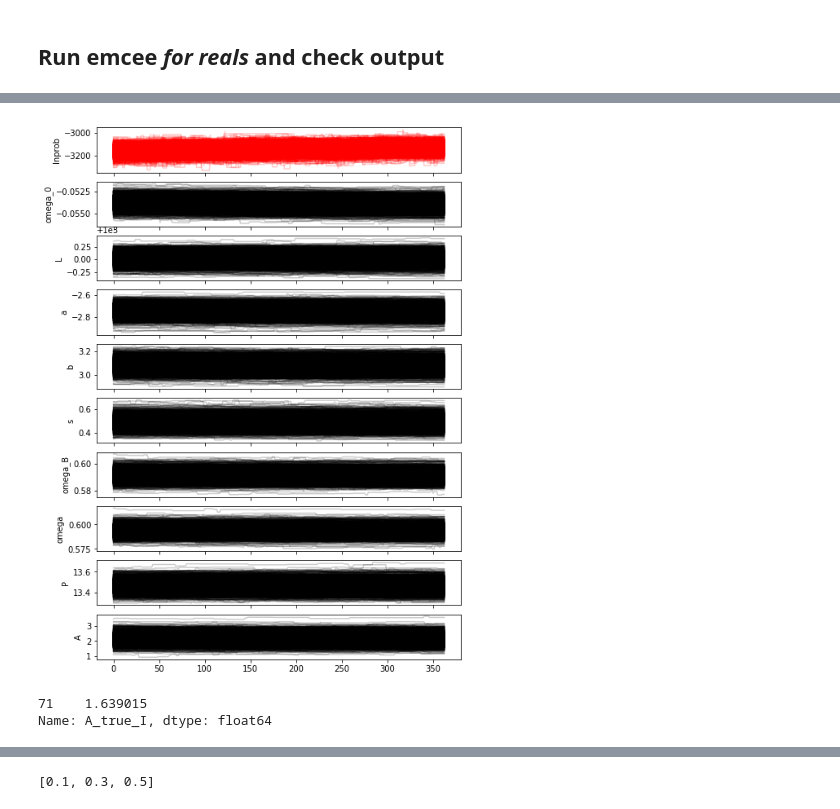
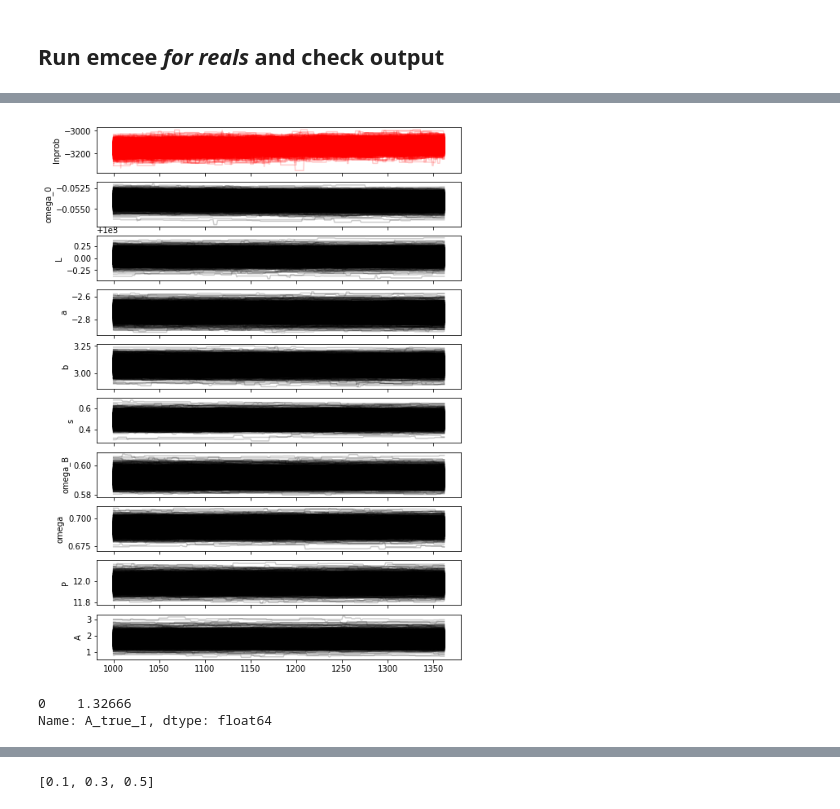
Before and after one commit to vickyscowcroft/bayesian_pl_fitting, a Jupyter notebook: batdog.ipynb, the cells around one changed output, grey strips where cells are left out. Drawn from its saved outputs; the diff is of its cells as text; code cells hidden in the pictures.

```diff
--- a/batdog.ipynb
+++ b/batdog.ipynb
@@ -1318,14 +1669,20 @@ def run_emcee_for_me(sampler, steps=100, reset=False, guess=0,
 ## Define plotting functions
 # %%
 def plot_chains(sampler, ranges, data_emcee, star=0, binary_star=0, band='',
-                start=False):
+                start=False, step_0=0):
     """Plots the current stored chain output for a given star."""
     names = list(ranges.keys())
 
     # Work out what the parameter vector ID of the star is (it may be a bit
     # less than expected if we had some failures)
     star_p = int(np.where(data_emcee['ID'] == star)[0])
-    band_number = band_names.index(band)
+
+    # Look for the arg of the band that matches *band*. Or, set band_number to
+    # 0 if no band was specified.
+    if len(band) > 0:
+        band_number = band_names.index(band)
+    else:
+        band_number = 0
 
     # Gets the requisite parameter numbers for a given star, correcting for
     # guess failures removing stars from the emcee model as required
@@ -1345,19 +1702,26 @@ def plot_chains(sampler, ranges, data_emcee, star=0, binary_star=0, band='',
     else:
         s = 0
 
+    # Set the xranges up so that we start plotting from step_0 onwards. Useful
+    # for plotting on the same figure instance after a sampler reset.
+    xrange = np.arange(step_0, step_0 + sampler.chain[0, :, 0].size)
+
+    # Define a number of figures corresponding to params
     fig, ax = plt.subplots(10, figsize=(8, 12), sharex=True)
 
     # Plots likelihood
-    ax[0].plot(sampler.lnprobability.T, '-r', alpha=0.2)
+    ax[0].plot(xrange, sampler.lnprobability.T, '-r', alpha=0.2)
     ax[0].set_ylabel('lnprob')
 
     # Plots parameter evolution
     j=0  # Parameter to try
     for i in values:
-        ax[j+1].plot(sampler.chain[:, s:, values[j]].T, '-k', alpha=0.2);
+        ax[j+1].plot(xrange, sampler.chain[:, s:, values[j]].T, '-k', alpha=0.2);
         ax[j+1].set_ylabel(names[j])
         j += 1
+
     plt.show()
+
 
 def plot_corner(sampler, ranges, data_emcee, star=0, binary_star=0, band='',
                 start=False):
@@ -1367,7 +1731,13 @@ def plot_corner(sampler, ranges, data_emcee, star=0, binary_star=0, band='',
     # Work out what the parameter vector ID of the star is (it may be a bit
     # less than expected if we had some failures)
     star_p = int(np.where(data_emcee['ID'] == star)[0])
-    band_number = band_names.index(band)
+
+    # Look for the arg of the band that matches *band*. Or, set band_number to
+    # 0 if no band was specified.
+    if len(band) > 0:
+        band_number = band_names.index(band)
+    else:
+        band_number = 0
 
     # Gets the requisite parameter numbers for a given star, correcting for
     # guess failures removing stars from the emcee model as required
@@ -1467,17 +1927,17 @@ Wall time: 32min 48s
 # %%
 # Change me
-star_to_try = 71
+star_to_try = 0
 binary_to_try = 0
 band_to_try = 'I'
 
 # Plot chains output
 plot_chains(sampler, ranges, data_emcee, star=star_to_try,
-            binary_star=binary_to_try, band=band_to_try)
+            binary_star=binary_to_try, band=band_to_try, step_0=1000)
 
 data.iloc[[star_to_try]]['A_true_' + band_to_try]
 # %% [output]
-[figure, old version]
+[figure, new version]
-71    1.639015
+0    1.32666
 Name: A_true_I, dtype: float64
 # %%
 # Change me
```
Also changed, not shown: parts of 46 cells of this notebook, 4 other files.
